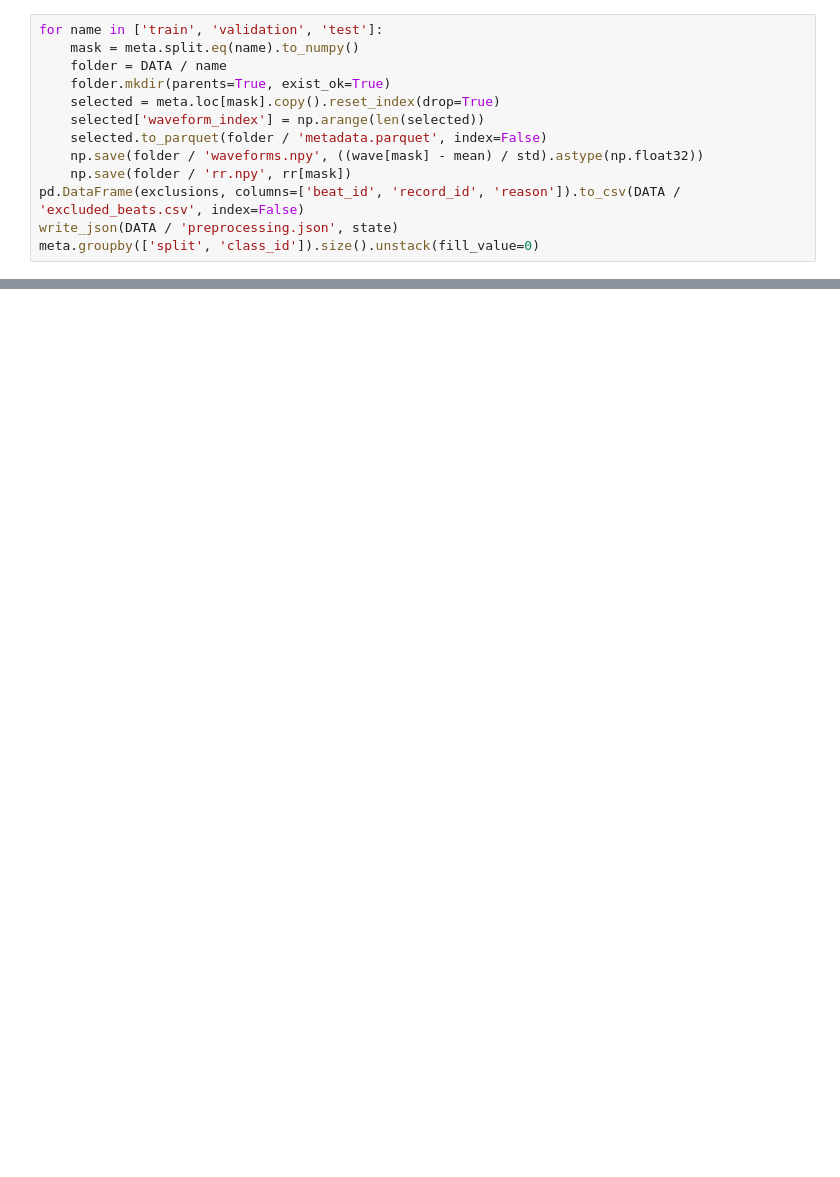
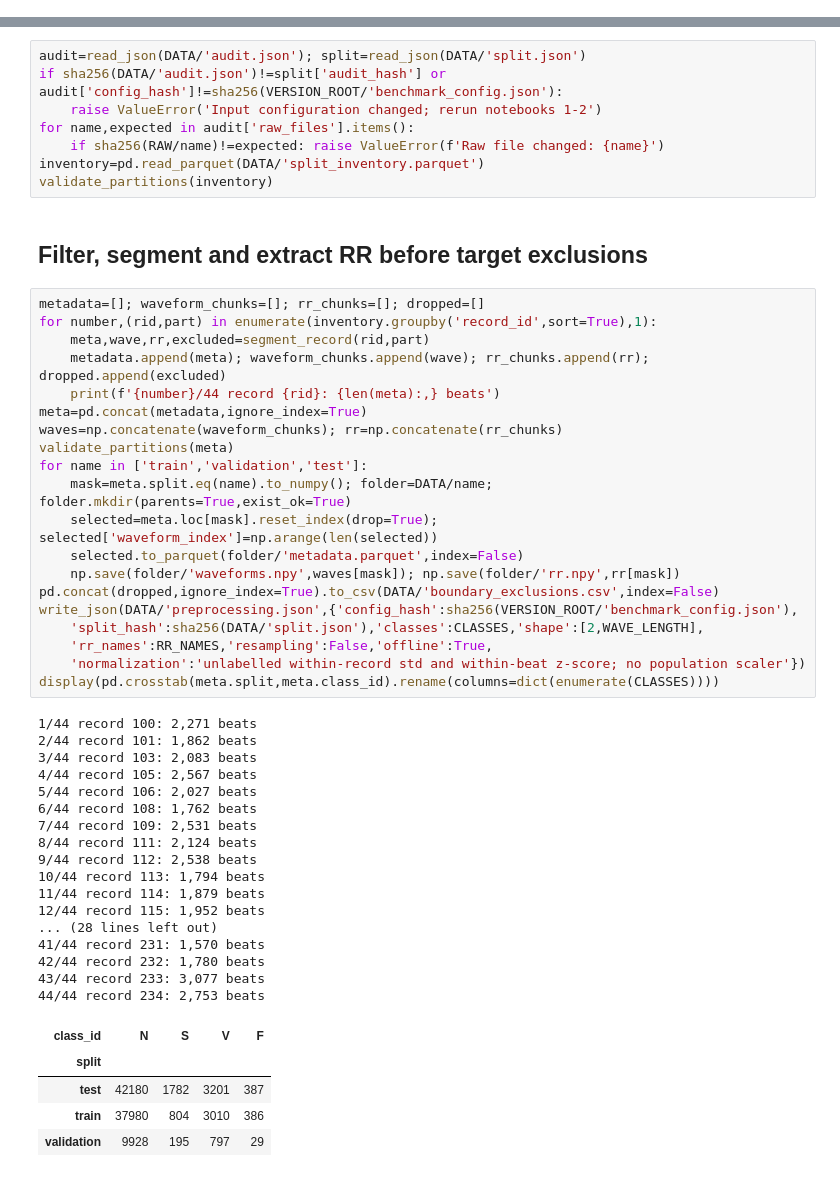
Before and after one commit to kkakongkiat/cardiac-arrhythmia-classification, a Jupyter notebook: dataset/3_Preprocessing.ipynb, the cells around one changed output, grey strips where cells are left out. Cells and saved outputs as stored; diff of their text form; blank space fills up the shorter version.

```diff
--- a/dataset/3_Preprocessing.ipynb
+++ b/dataset/3_Preprocessing.ipynb
@@ -161,13 +0,0 @@ state = {**PREPROCESSING, 'mean': mean, 'std': std, 'split_hash': split['split_h
-# %%
-for name in ['train', 'validation', 'test']:
-    mask = meta.split.eq(name).to_numpy()
-    folder = DATA / name
-    folder.mkdir(parents=True, exist_ok=True)
-    selected = meta.loc[mask].copy().reset_index(drop=True)
-    selected['waveform_index'] = np.arange(len(selected))
-    selected.to_parquet(folder / 'metadata.parquet', index=False)
-    np.save(folder / 'waveforms.npy', ((wave[mask] - mean) / std).astype(np.float32))
-    np.save(folder / 'rr.npy', rr[mask])
-pd.DataFrame(exclusions, columns=['beat_id', 'record_id', 'reason']).to_csv(DATA / 'excluded_beats.csv', index=False)
-write_json(DATA / 'preprocessing.json', state)
-meta.groupby(['split', 'class_id']).size().unstack(fill_value=0)
@@ -179,0 +347,53 @@ meta.groupby(['split', 'class_id']).size().unstack(fill_value=0)
+# %%
+audit=read_json(DATA/'audit.json'); split=read_json(DATA/'split.json')
+if sha256(DATA/'audit.json')!=split['audit_hash'] or audit['config_hash']!=sha256(VERSION_ROOT/'benchmark_config.json'):
+    raise ValueError('Input configuration changed; rerun notebooks 1-2')
+for name,expected in audit['raw_files'].items():
+    if sha256(RAW/name)!=expected: raise ValueError(f'Raw file changed: {name}')
+inventory=pd.read_parquet(DATA/'split_inventory.parquet')
+validate_partitions(inventory)
+# %% [markdown]
+## Filter, segment and extract RR before target exclusions
+# %%
+metadata=[]; waveform_chunks=[]; rr_chunks=[]; dropped=[]
+for number,(rid,part) in enumerate(inventory.groupby('record_id',sort=True),1):
+    meta,wave,rr,excluded=segment_record(rid,part)
+    metadata.append(meta); waveform_chunks.append(wave); rr_chunks.append(rr); dropped.append(excluded)
+    print(f'{number}/44 record {rid}: {len(meta):,} beats')
+meta=pd.concat(metadata,ignore_index=True)
+waves=np.concatenate(waveform_chunks); rr=np.concatenate(rr_chunks)
+validate_partitions(meta)
+for name in ['train','validation','test']:
+    mask=meta.split.eq(name).to_numpy(); folder=DATA/name; folder.mkdir(parents=True,exist_ok=True)
+    selected=meta.loc[mask].reset_index(drop=True); selected['waveform_index']=np.arange(len(selected))
+    selected.to_parquet(folder/'metadata.parquet',index=False)
+    np.save(folder/'waveforms.npy',waves[mask]); np.save(folder/'rr.npy',rr[mask])
+pd.concat(dropped,ignore_index=True).to_csv(DATA/'boundary_exclusions.csv',index=False)
+write_json(DATA/'preprocessing.json',{'config_hash':sha256(VERSION_ROOT/'benchmark_config.json'),
+    'split_hash':sha256(DATA/'split.json'),'classes':CLASSES,'shape':[2,WAVE_LENGTH],
+    'rr_names':RR_NAMES,'resampling':False,'offline':True,
+    'normalization':'unlabelled within-record std and within-beat z-score; no population scaler'})
+display(pd.crosstab(meta.split,meta.class_id).rename(columns=dict(enumerate(CLASSES))))
+# %% [output]
+1/44 record 100: 2,271 beats
+2/44 record 101: 1,862 beats
+3/44 record 103: 2,083 beats
+4/44 record 105: 2,567 beats
+5/44 record 106: 2,027 beats
+6/44 record 108: 1,762 beats
+7/44 record 109: 2,531 beats
+8/44 record 111: 2,124 beats
+9/44 record 112: 2,538 beats
+10/44 record 113: 1,794 beats
+11/44 record 114: 1,879 beats
+12/44 record 115: 1,952 beats
+... (28 lines left out)
+41/44 record 231: 1,570 beats
+42/44 record 232: 1,780 beats
+43/44 record 233: 3,077 beats
+44/44 record 234: 2,753 beats
+| class_id | N | S | V | F |
+| split |  |  |  |  |
+| test | 42180 | 1782 | 3201 | 387 |
+| train | 37980 | 804 | 3010 | 386 |
+| validation | 9928 | 195 | 797 | 29 |
```
Also changed, not shown: parts of 34 cells of this notebook, 31 other files.
